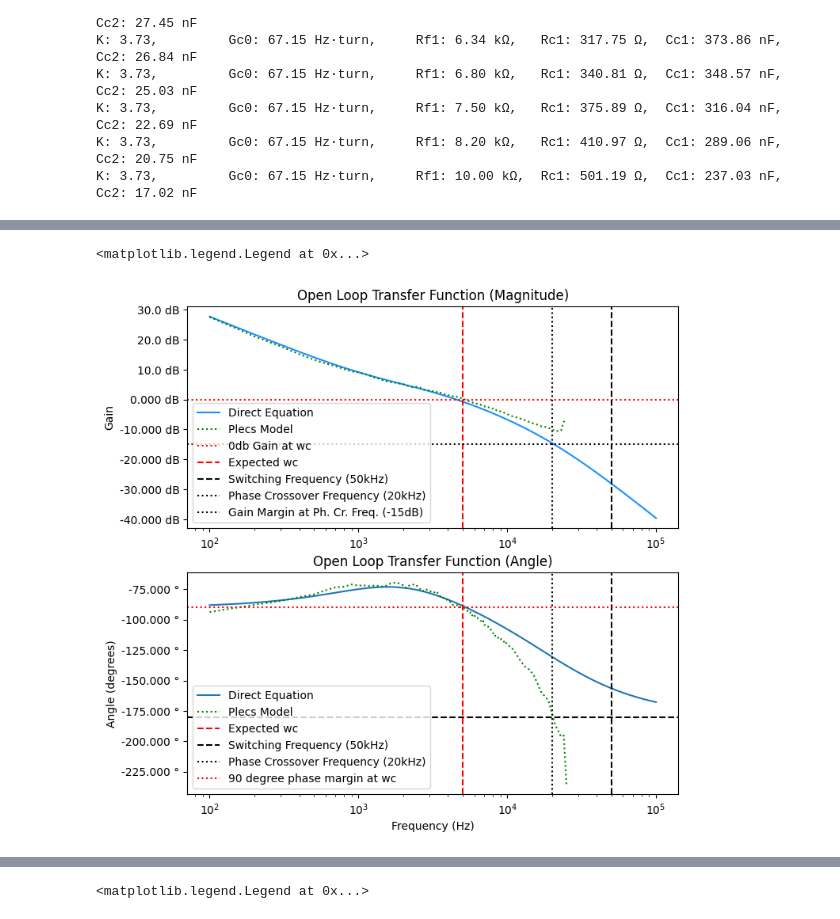
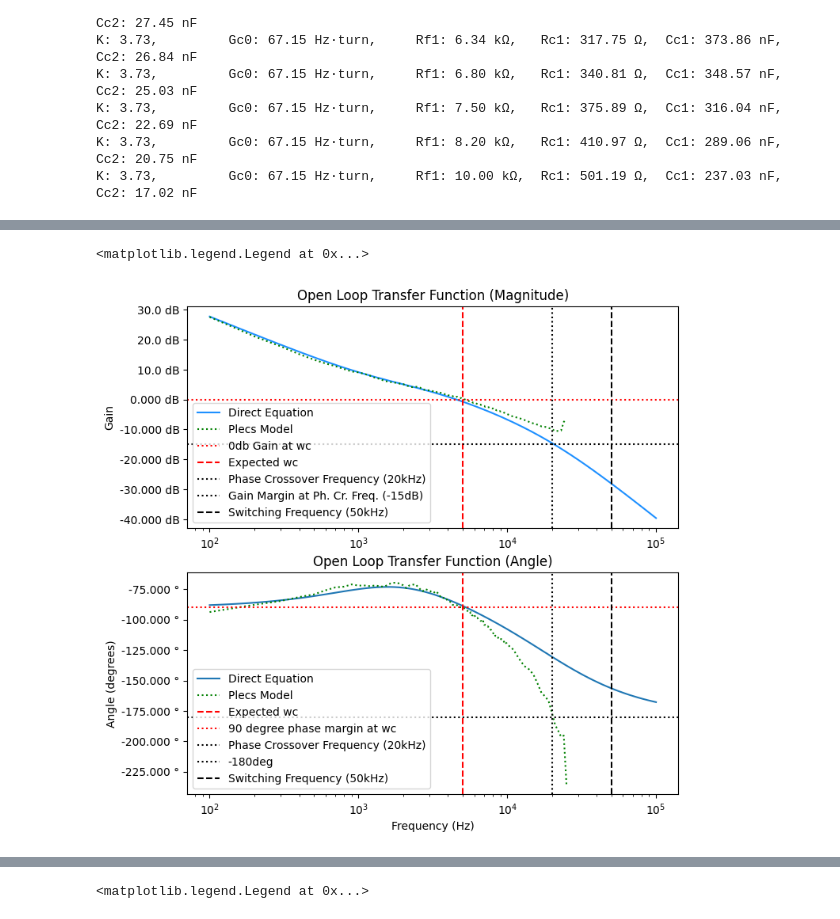
Before and after one commit to ianeyk/wind-turbine, a Jupyter notebook: small_wind_turbine/small_turbine_buck_converter_parameters/buck_converter_parameters.ipynb, the cells around one changed output, grey strips where cells are left out. Drawn from its saved outputs; the diff is of its cells as text; code cells hidden in the pictures.

```diff
--- a/small_wind_turbine/small_turbine_buck_converter_parameters/buck_converter_parameters.ipynb
+++ b/small_wind_turbine/small_turbine_buck_converter_parameters/buck_converter_parameters.ipynb
@@ -261,33 +258,33 @@ In any case, we have an open-loop transfer function that looks good and matches
 # %%
 # df_open_loop = pd.read_csv("plecs_data/current_500mA/open_loop_bode_no_quiescent.csv")
 df_open_loop = pd.read_csv("plecs_data/current_500mA/open_loop_bode.csv")
 df_open_loop.set_axis(["w", "CH1", "CH2"], axis = "columns", inplace = True)
 
 theoretical_open_loop = theoretical_plant_bode * Zc
 
 fig, (ax1, ax2) = plt.subplots(nrows = 2, ncols = 1, sharex = False, sharey = False, figsize = (8, 8))
 helper.axes_labels("", "Hz", "Gain", "dB", title = "Open Loop Transfer Function (Magnitude)", ax = ax1)
 ax1.semilogx(w, to_decibels(theoretical_open_loop), linestyle = "solid", color = "dodgerblue", label = "Direct Equation")
 ax1.semilogx(df_open_loop["w"], df_open_loop["CH1"], linestyle = "dotted", color = "green", label = "Plecs Model")
 ax1.axhline(y = 0, linestyle = "dotted", color = "red", label = "0db Gain at wc")
 ax1.axvline(x = expected_wc, linestyle = "dashed", color = "red", label = "Expected wc")
-ax1.axvline(x = 50e3, linestyle = "dashed", color = "black", label = "Switching Frequency (50kHz)")
 ax1.axvline(x = 20e3, linestyle = "dotted", color = "black", label = "Phase Crossover Frequency (20kHz)")
 ax1.axhline(y = -15, linestyle = "dotted", color = "black", label = "Gain Margin at Ph. Cr. Freq. (-15dB)")
+ax1.axvline(x = 50e3, linestyle = "dashed", color = "black", label = "Switching Frequency (50kHz)")
 ax1.legend(loc = "lower left")
 
 helper.axes_labels("Frequency (Hz)", "Hz", "Angle (degrees)", "°", title = "Open Loop Transfer Function (Angle)", ax = ax2)
 ax2.semilogx(w, np.angle(theoretical_open_loop, deg = True), linestyle = "solid", label = "Direct Equation")
 ax2.semilogx(df_open_loop["w"], df_open_loop["CH2"], linestyle = "dotted", color = "green", label = "Plecs Model")
 ax2.axvline(x = expected_wc, linestyle = "dashed", color = "red", label = "Expected wc")
+ax2.axhline(y = -90, linestyle = "dotted", color = "red", label = "90 degree phase margin at wc")
+ax2.axvline(x = 20e3, linestyle = "dotted", color = "black", label = "Phase Crossover Frequency (20kHz)")
+ax2.axhline(y = -180, linestyle = "dotted", color = "black", label = "-180deg")
 ax2.axvline(x = 50e3, linestyle = "dashed", color = "black", label = "Switching Frequency (50kHz)")
-ax2.axvline(x = 20e3, linestyle = "dotted", color = "black", label = "Phase Crossover Frequency (20kHz)")
-ax2.axhline(y = -90, linestyle = "dotted", color = "red", label = "90 degree phase margin at wc")
-ax2.axhline(y = -180, linestyle = "dashed", color = "black")
 ax2.legend(loc = "lower left")
 # %% [output]
 <matplotlib.legend.Legend at 0x...>
-[figure, old version]
+[figure, new version]
 # %% [markdown]
 ### Closed-Loop Transfer Function
 PLECS Model: Same as open-loop [`frequency_experiment_10a.plecs`](https://github.com/ianeyk/wind-turbine/blob/main/small_wind_turbine/frequency_analysis_buck_converter/frequency_experiment_10a.plecs) except flip the switch from the open-loop side to the closed-loop side on the Analog Discovery model.
```
Also changed, not shown: parts of 6 cells of this notebook, 9 other files.
